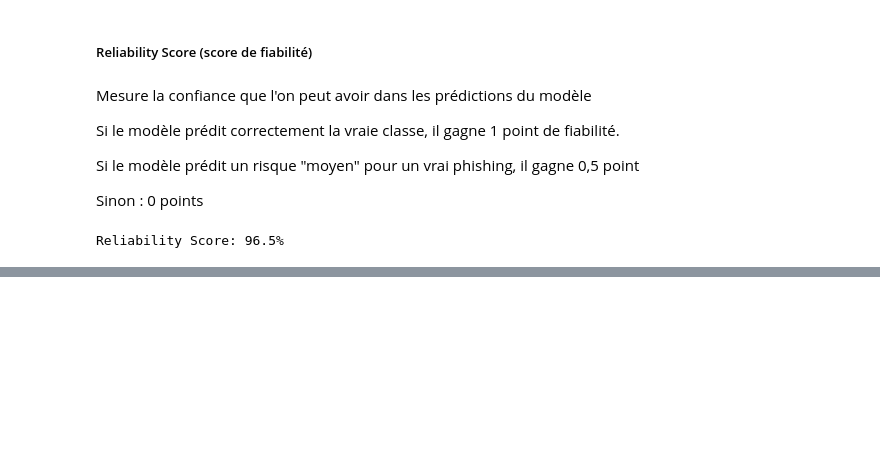
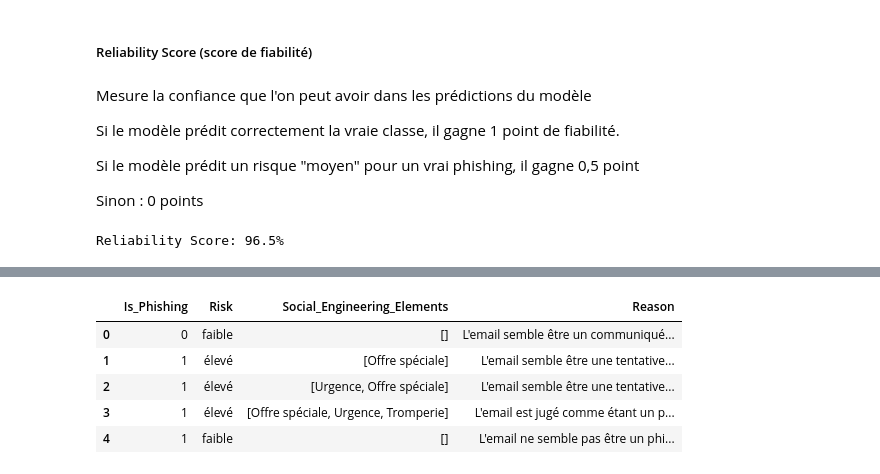
Before and after one commit to avnerelbaz3500/Statapp-Phishing, a Jupyter notebook: main.ipynb, the cells around one changed output, grey strips where cells are left out. Saved outputs shown, nothing was run; the diff lists cells and outputs as text; code cells hidden in the pictures; blank space fills up the shorter version.

Commit message:
analyse détection LLM

```diff
--- a/main.ipynb
+++ b/main.ipynb
@@ -633,0 +688,11 @@ Name: count, dtype: int64
+# %%
+indices = random.sample(range(len(x_test)), 50)
+
+# extraire les lignes correspondantes avec .iloc (position)
+x_test_mis = x_test.iloc[indices]
+y_test_mis = y_test.iloc[indices]
+# %%
+predictions_mis = []
+for email_text in tqdm(x_test_mis, desc="Analyse des mails"): #test sur qlq mails pr l'instant
+    prediction_mis = predict_email_mistral(email_text)
+    predictions_mis.append(prediction_mis)
@@ -633,0 +725,11 @@ Name: count, dtype: int64
+# %%
+df_predictions_mis = pd.DataFrame(predictions_mis_dict)
+# %%
+df_predictions_mis.head()
+# %% [output]
+|  | Is_Phishing | Risk | Social_Engineering_Elements | Reason |
+| 0 | 0 | faible | [] | L'email semble être un communiqué... |
+| 1 | 1 | élevé | [Offre spéciale] | L'email semble être une tentative... |
+| 2 | 1 | élevé | [Urgence, Offre spéciale] | L'email semble être une tentative... |
+| 3 | 1 | élevé | [Offre spéciale, Urgence, Tromperie] | L'email est jugé comme étant un p... |
+| 4 | 1 | faible | [] | L'email ne semble pas être un phi... |
```
Also changed, not shown: parts of 48 cells of this notebook, 2 other files.
